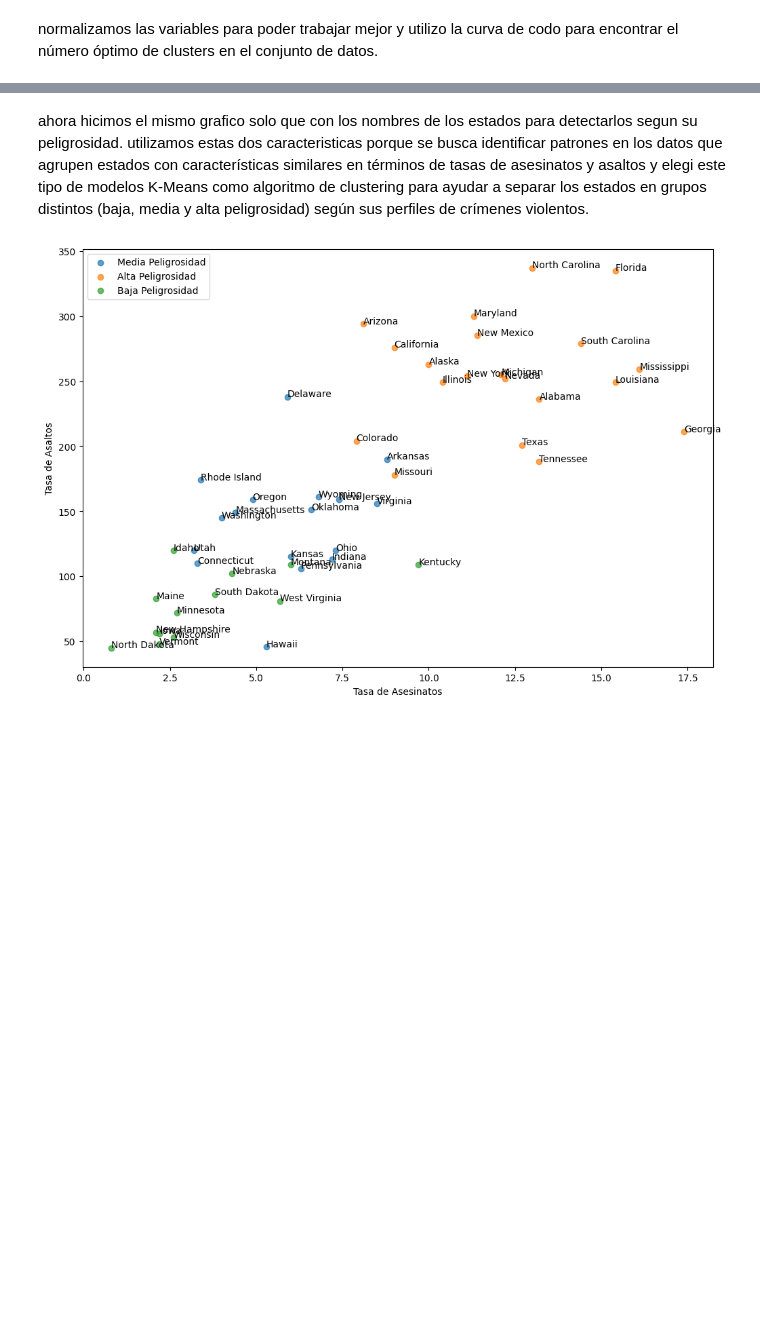
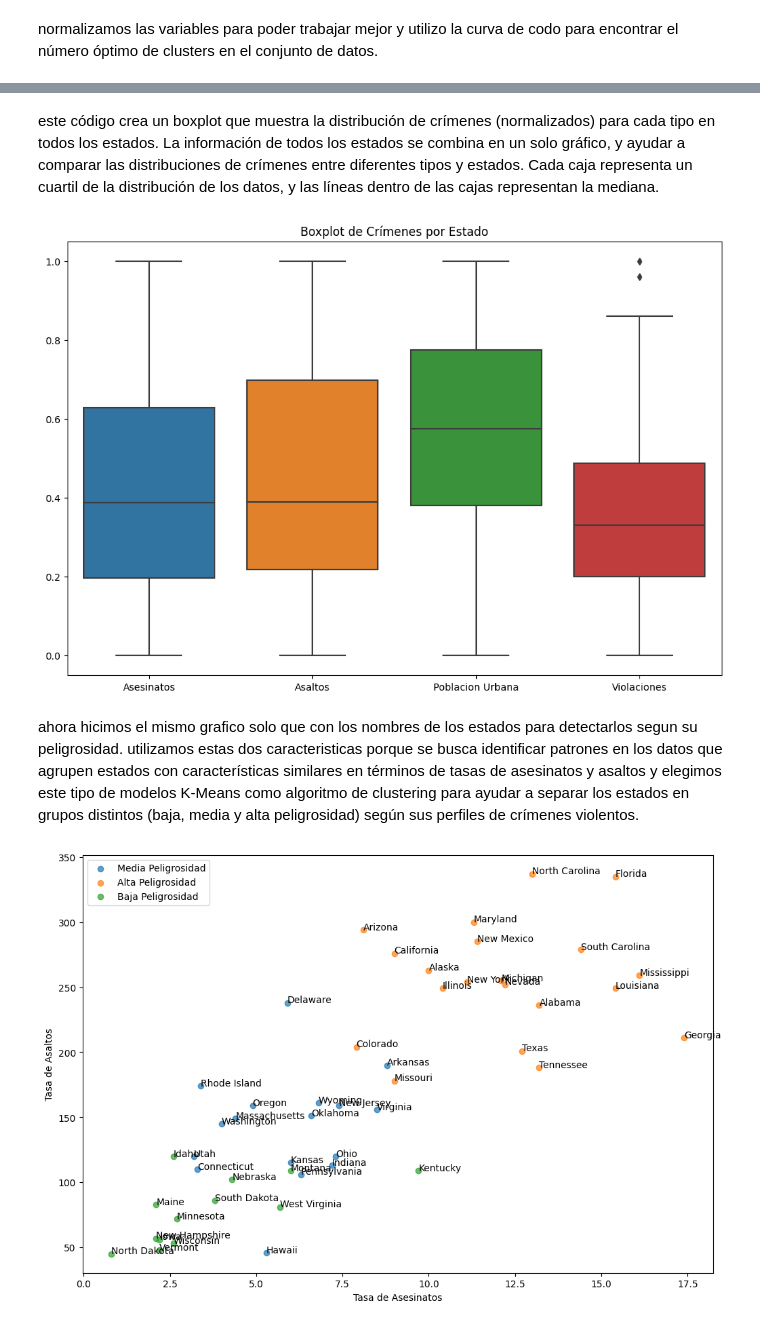
Before and after one commit to alfrepereyra/laboratorio, a Jupyter notebook: Lab_zonas_peligro.ipynb, the cells around one changed output, grey strips where cells are left out. Saved outputs shown, nothing was run; the diff lists cells and outputs as text; code cells hidden in the pictures; blank space fills up the shorter version.

```diff
--- a/Lab_zonas_peligro.ipynb
+++ b/Lab_zonas_peligro.ipynb
@@ -88,5 +70,37 @@ Número óptimo de clusters (k): 3
+# %% [markdown]
+
+este código crea un boxplot que muestra la distribución de crímenes (normalizados) para cada tipo en todos los estados. La información de todos los estados se combina en un solo gráfico, y ayudar a comparar las distribuciones de crímenes entre diferentes tipos y estados.
+Cada caja representa un cuartil de la distribución de los datos, y las líneas dentro de las cajas representan la mediana.
+# %%
+import pandas as pd
+import seaborn as sns
+import matplotlib.pyplot as plt
+from sklearn.preprocessing import MinMaxScaler
+
+# Cargamos el DataFrame original desde el archivo CSV
+archivo_csv = '/content/drive/MyDrive/UPSO/laboratorio_zonas_peligro/Crimenes.csv'
+
+# Cargamos el archivo CSV en un DataFrame
+df = pd.read_csv(archivo_csv)
+
+# Seleccionamos las columnas de interés y la columna 'Estado'
+columnas_interes = ['Asesinatos', 'Asaltos', 'Poblacion Urbana', 'Violaciones', 'Estado']
+df_seleccionado = df[columnas_interes]
+
+# Normalizamos los datos para que estén en la misma escala
+scaler = MinMaxScaler()
+df_normalizado = pd.DataFrame(scaler.fit_transform(df_seleccionado.drop('Estado', axis=1)), columns=columnas_interes[:-1])
+df_normalizado['Estado'] = df_seleccionado['Estado']
+
+# Creamos un boxplot utilizando Seaborn
+plt.figure(figsize=(12, 8))
+sns.boxplot(data=df_normalizado.drop('Estado', axis=1))
+plt.title('Boxplot de Crímenes por Estado')
+plt.show()
+# %% [output]
+[figure, added]
 # %% [markdown]
-ahora hicimos el mismo grafico solo que con los nombres de los estados para detectarlos segun su peligrosidad. utilizamos estas dos caracteristicas  porque se busca identificar patrones en los datos que agrupen estados con características similares en términos de tasas de asesinatos y asaltos y elegi este tipo de modelos K-Means como algoritmo de clustering para ayudar a separar los estados en grupos distintos (baja, media y alta peligrosidad) según sus perfiles de crímenes violentos.
+ahora hicimos el mismo grafico solo que con los nombres de los estados para detectarlos segun su peligrosidad. utilizamos estas dos caracteristicas  porque se busca identificar patrones en los datos que agrupen estados con características similares en términos de tasas de asesinatos y asaltos y elegimos este tipo de modelos K-Means como algoritmo de clustering para ayudar a separar los estados en grupos distintos (baja, media y alta peligrosidad) según sus perfiles de crímenes violentos.
 # %%
 import pandas as pd
 from sklearn.preprocessing import MinMaxScaler
```
Also changed, not shown: parts of 2 cells of this notebook.
